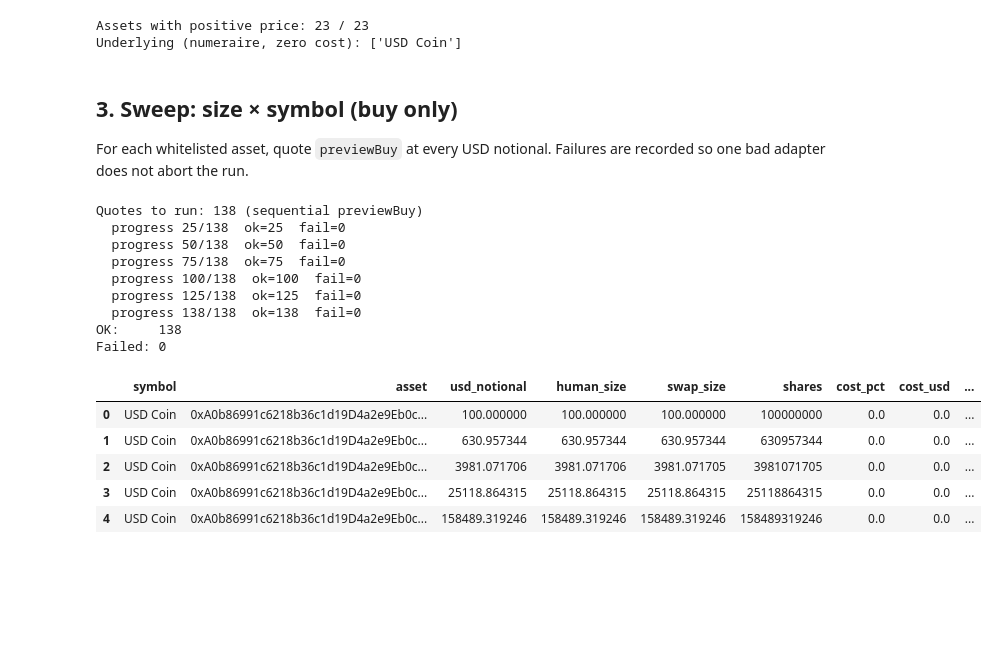
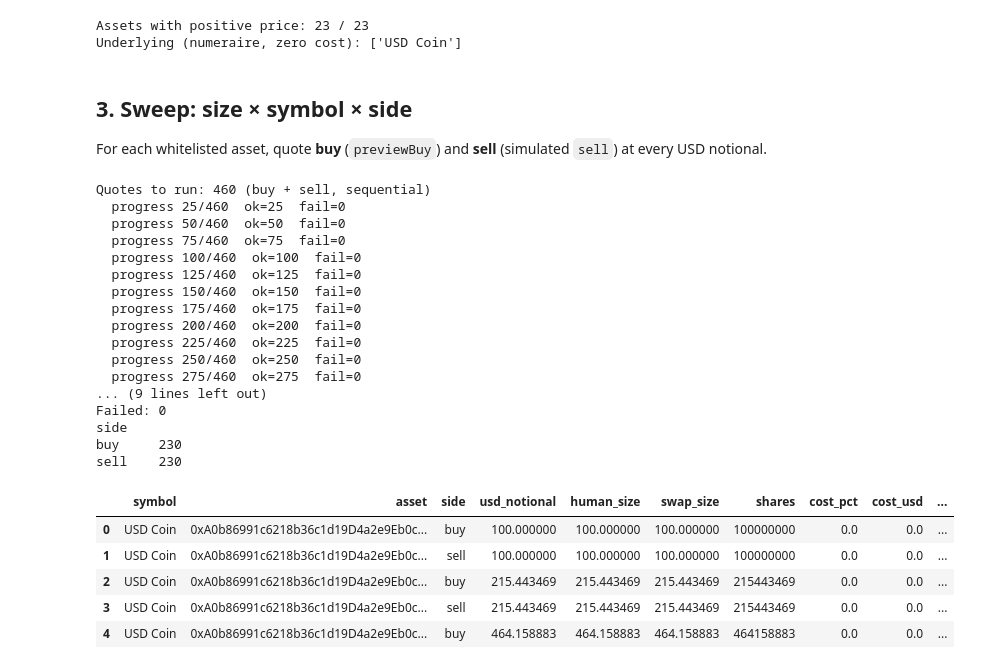
Before and after one commit to OrionFinanceAI/orion-finance-sdk-py, a Jupyter notebook: notebooks/execution_cost_research.ipynb, the cells around one changed output. Cells and saved outputs as stored; diff of their text form; code cells hidden in the pictures; blank space fills up the shorter version.

```diff
--- a/notebooks/execution_cost_research.ipynb
+++ b/notebooks/execution_cost_research.ipynb
@@ -42,9 +45,10 @@ load_dotenv()
 BLUE = "#0D3AA9"
 NAVY = "#051743"
 MUTED = "#5c5c63"
+ORANGE = "#C45C26"
 
 # Compact log grid: ~6 points keeps RPC load manageable across the universe
-USD_NOTIONALS = np.geomspace(1e2, 1e6, num=6)
+USD_NOTIONALS = np.geomspace(1e2, 1e5, num=10)
 
 print(f"CHAIN:              {os.getenv('CHAIN', '')!r}")
 print(f"MAINNET_RPC_URL:    {'set' if os.getenv('MAINNET_RPC_URL') else 'unset'}")
@@ -157,20 +161,22 @@ def human_size_for_usd(usd: float, usd_per_token: float) -> float:
 Assets with positive price: 23 / 23
 Underlying (numeraire, zero cost): ['USD Coin']
 # %% [markdown]
-## 3. Sweep: size × symbol (buy only)
+## 3. Sweep: size × symbol × side
 
-For each whitelisted asset, quote `previewBuy` at every USD notional. Failures are recorded so one bad adapter does not abort the run.
+For each whitelisted asset, quote **buy** (`previewBuy`) and **sell** (simulated `sell`) at every USD notional.
 # %%
 def quote_one(
     symbol: str,
     asset: str,
     usd: float,
     human: float,
+    side: str,
 ) -> dict:
-    cost = est.get_cost(asset, human, block=block)
+    cost = est.get_cost(asset, human, side=side, block=block)
     return {
         "symbol": symbol,
         "asset": asset,
+        "side": side,
         "usd_notional": usd,
         "human_size": human,
         "swap_size": cost.swap_size,
@@ -184,6 +190,8 @@ def quote_one(
     }
 
 
+SIDES = ("buy", "sell")
+
 jobs: list[tuple] = []
 for row in meta.itertuples(index=False):
     if not (isinstance(row.usd_per_token, float) and row.usd_per_token > 0):
@@ -192,52 +200,64 @@ for row in meta.itertuples(index=False):
         human = human_size_for_usd(float(usd), float(row.usd_per_token))
         if human <= 0 or not math.isfinite(human):
             continue
-        jobs.append((row.symbol, row.asset, float(usd), human))
+        for side in SIDES:
+            jobs.append((row.symbol, row.asset, float(usd), human, side))
 
-print(f"Quotes to run: {len(jobs)} (sequential previewBuy)")
+print(f"Quotes to run: {len(jobs)} (buy + sell, sequential)")
 
 rows: list[dict] = []
 errors: list[dict] = []
 
 for i, job in enumerate(jobs, start=1):
-    symbol, asset, usd, human = job
+    symbol, asset, usd, human, side = job
     try:
         rows.append(quote_one(*job))
     except Exception as exc:  # noqa: BLE001 — collect per-asset failures
         errors.append(
             {
                 "symbol": symbol,
                 "asset": asset,
+                "side": side,
                 "usd_notional": usd,
                 "error": f"{type(exc).__name__}: {exc}",
             }
         )
     if i % 25 == 0 or i == len(jobs):
         print(f"  progress {i}/{len(jobs)}  ok={len(rows)}  fail={len(errors)}")
 
 curves = pd.DataFrame(rows)
 err_df = pd.DataFrame(errors)
 print(f"OK:     {len(curves)}")
 print(f"Failed: {len(err_df)}")
+if not curves.empty:
+    print(curves.groupby("side").size().rename("n_ok").to_string())
 if not err_df.empty:
-    display(err_df.groupby(["symbol"]).size().rename("n_fail").reset_index())
+    display(err_df.groupby(["side", "symbol"]).size().rename("n_fail").reset_index())
 curves.head()
 # %% [output]
-Quotes to run: 138 (sequential previewBuy)
-  progress 25/138  ok=25  fail=0
-  progress 50/138  ok=50  fail=0
-  progress 75/138  ok=75  fail=0
-  progress 100/138  ok=100  fail=0
-  progress 125/138  ok=125  fail=0
-  progress 138/138  ok=138  fail=0
-OK:     138
+Quotes to run: 460 (buy + sell, sequential)
+  progress 25/460  ok=25  fail=0
+  progress 50/460  ok=50  fail=0
+  progress 75/460  ok=75  fail=0
+  progress 100/460  ok=100  fail=0
+  progress 125/460  ok=125  fail=0
+  progress 150/460  ok=150  fail=0
+  progress 175/460  ok=175  fail=0
+  progress 200/460  ok=200  fail=0
+  progress 225/460  ok=225  fail=0
+  progress 250/460  ok=250  fail=0
+  progress 275/460  ok=275  fail=0
+... (9 lines left out)
 Failed: 0
+side
+buy     230
+sell    230
-|  | symbol | asset | usd_notional | human_size | swap_size | shares | cost_pct | cost_usd | ... |
-| 0 | USD Coin | 0xA0b86991c6218b36c1d19D4a2e9Eb0c... | 100.000000 | 100.000000 | 100.000000 | 100000000 | 0.0 | 0.0 | ... |
-| 1 | USD Coin | 0xA0b86991c6218b36c1d19D4a2e9Eb0c... | 630.957344 | 630.957344 | 630.957344 | 630957344 | 0.0 | 0.0 | ... |
-| 2 | USD Coin | 0xA0b86991c6218b36c1d19D4a2e9Eb0c... | 3981.071706 | 3981.071706 | 3981.071705 | 3981071705 | 0.0 | 0.0 | ... |
-| 3 | USD Coin | 0xA0b86991c6218b36c1d19D4a2e9Eb0c... | 25118.864315 | 25118.864315 | 25118.864315 | 25118864315 | 0.0 | 0.0 | ... |
-| 4 | USD Coin | 0xA0b86991c6218b36c1d19D4a2e9Eb0c... | 158489.319246 | 158489.319246 | 158489.319246 | 158489319246 | 0.0 | 0.0 | ... |
+|  | symbol | asset | side | usd_notional | human_size | swap_size | shares | cost_pct | cost_usd | ... |
+| 0 | USD Coin | 0xA0b86991c6218b36c1d19D4a2e9Eb0c... | buy | 100.000000 | 100.000000 | 100.000000 | 100000000 | 0.0 | 0.0 | ... |
+| 1 | USD Coin | 0xA0b86991c6218b36c1d19D4a2e9Eb0c... | sell | 100.000000 | 100.000000 | 100.000000 | 100000000 | 0.0 | 0.0 | ... |
+| 2 | USD Coin | 0xA0b86991c6218b36c1d19D4a2e9Eb0c... | buy | 215.443469 | 215.443469 | 215.443469 | 215443469 | 0.0 | 0.0 | ... |
+| 3 | USD Coin | 0xA0b86991c6218b36c1d19D4a2e9Eb0c... | sell | 215.443469 | 215.443469 | 215.443469 | 215443469 | 0.0 | 0.0 | ... |
+| 4 | USD Coin | 0xA0b86991c6218b36c1d19D4a2e9Eb0c... | buy | 464.158883 | 464.158883 | 464.158883 | 464158883 | 0.0 | 0.0 | ... |
 # %% [markdown]
 ## 4. Market-impact curves
 
```
Also changed, not shown: parts of 6 cells of this notebook, 6 other files.
